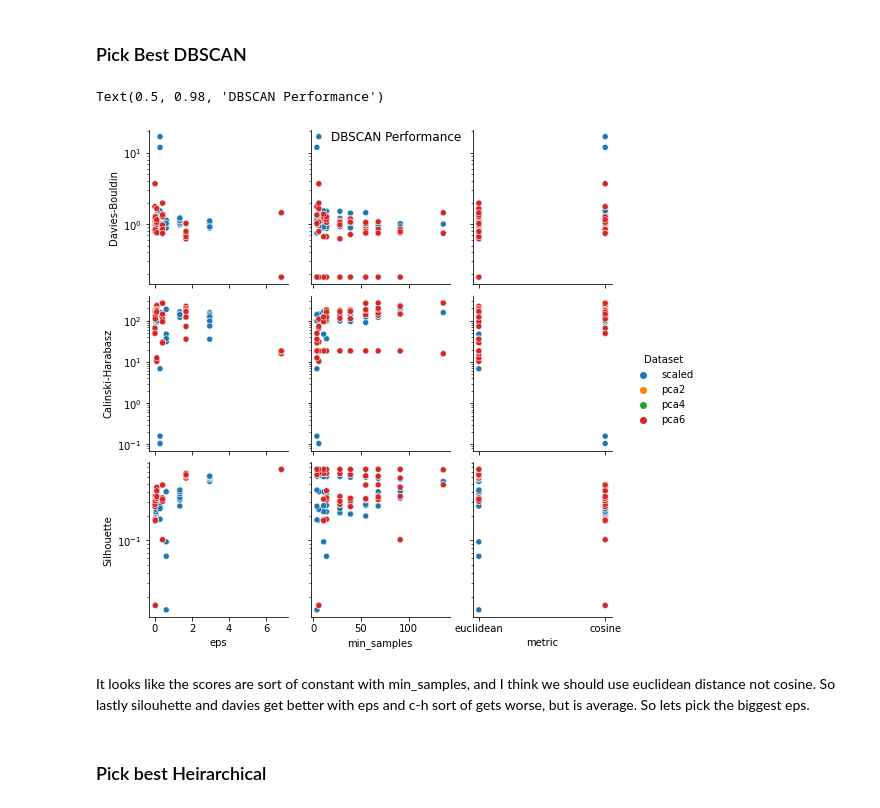
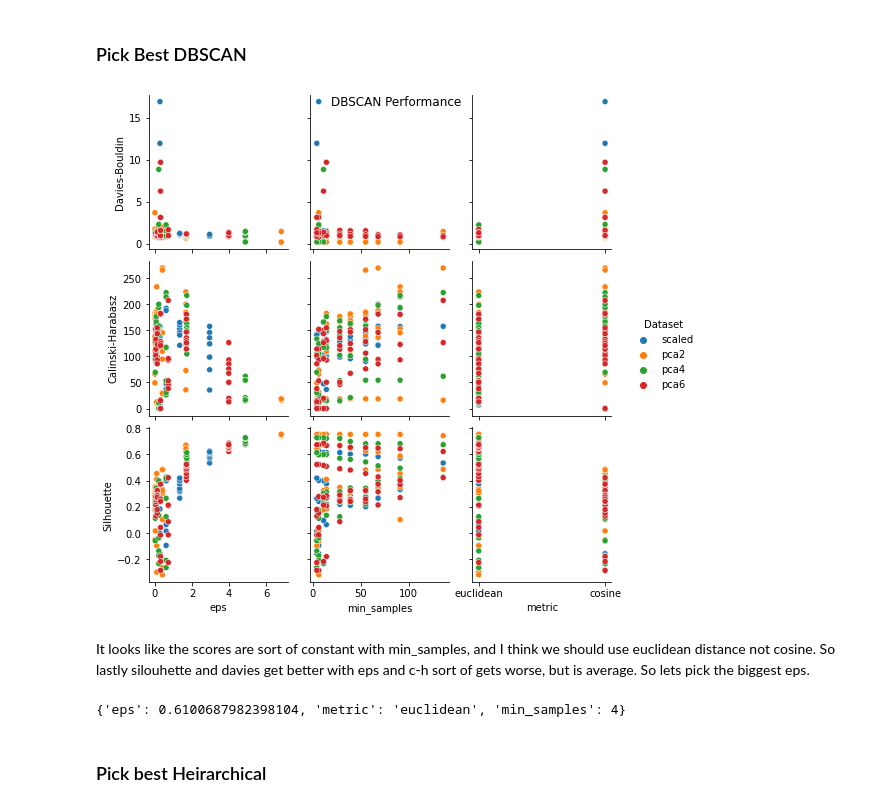
Before and after one commit to colevfrank/254_ML_IL_Crime, a Jupyter notebook: clustering/Model Selection.ipynb, the cells around one changed output. Drawn from its saved outputs; the diff is of its cells as text; code cells hidden in the pictures.

```diff
--- a/clustering/Model Selection.ipynb
+++ b/clustering/Model Selection.ipynb
@@ -140,8 +140,8 @@ scaled_training_data_grid_results = hyperparameter_search(scaled_training_data)
 
 # Make reduced-dimensionality dataframes
 pca2_training_data, _ = generate_pca_data(scaled_training_data, 2)
-pca4_training_data, _ = generate_pca_data(scaled_training_data, 2)
-pca6_training_data, _ = generate_pca_data(scaled_training_data, 2)
+pca4_training_data, _ = generate_pca_data(scaled_training_data, 4)
+pca6_training_data, _ = generate_pca_data(scaled_training_data, 6)
 
 # Run clusterings on dimension-reduced data in PCA space
 pca2_data_grid_results = hyperparameter_search(pca2_training_data)
@@ -199,13 +209,11 @@ This plot is messier, but we can say models with 7 and 10 clusters have comparab
 # %%
 metric_cols = ["Davies-Bouldin","Calinski-Harabasz","Silhouette"]
 dbscan_grid_results = all_grid_results.loc[all_grid_results['Model']=='DBSCAN'].reset_index(drop=True)
 dbscan_params_df = pd.json_normalize(dbscan_grid_results['Params'])
 dbscan_grid_results = pd.merge(dbscan_grid_results, dbscan_params_df, how='inner',left_index=True,right_index=True)
 g = sns.pairplot(data=dbscan_grid_results, x_vars=['eps','min_samples','metric'], y_vars=metric_cols, hue='Dataset')
-g.set(yscale='log')
 g.fig.suptitle('DBSCAN Performance');
 # %% [output]
-Text(0.5, 0.98, 'DBSCAN Performance')
-[figure, old version]
+[figure, new version]
 # %% [markdown]
 It looks like the scores are sort of constant with min_samples, and I think we should use euclidean distance not cosine. So lastly silouhette and davies get better with eps and c-h sort of gets worse, but is average. So lets pick the biggest eps.
@@ -212,3 +227,12 @@ It looks like the scores are sort of constant with min_samples, and I think we s
+# %%
+# DBScan also puts things into mostly one cluster
+best_dbscan = dbscan_grid_results.assign(MAJORITY = lambda x: largest_cluster_size(x)) \
+    .loc[lambda x: (x['metric'] == 'euclidean') & (x['NLabels'] > 2) & (x['MAJORITY'] < .8)] \
+    .sort_values('Silhouette',ascending=False).head(1)
+best_dbscan_params = best_dbscan['Params'].to_numpy()[0]
+best_dbscan_params
+# %% [output]
+{'eps': 0.6100687982398104, 'metric': 'euclidean', 'min_samples': 4}
 # %% [markdown]
 ### Pick best Heirarchical
 # %%
```
Also changed, not shown: parts of 31 cells of this notebook.
